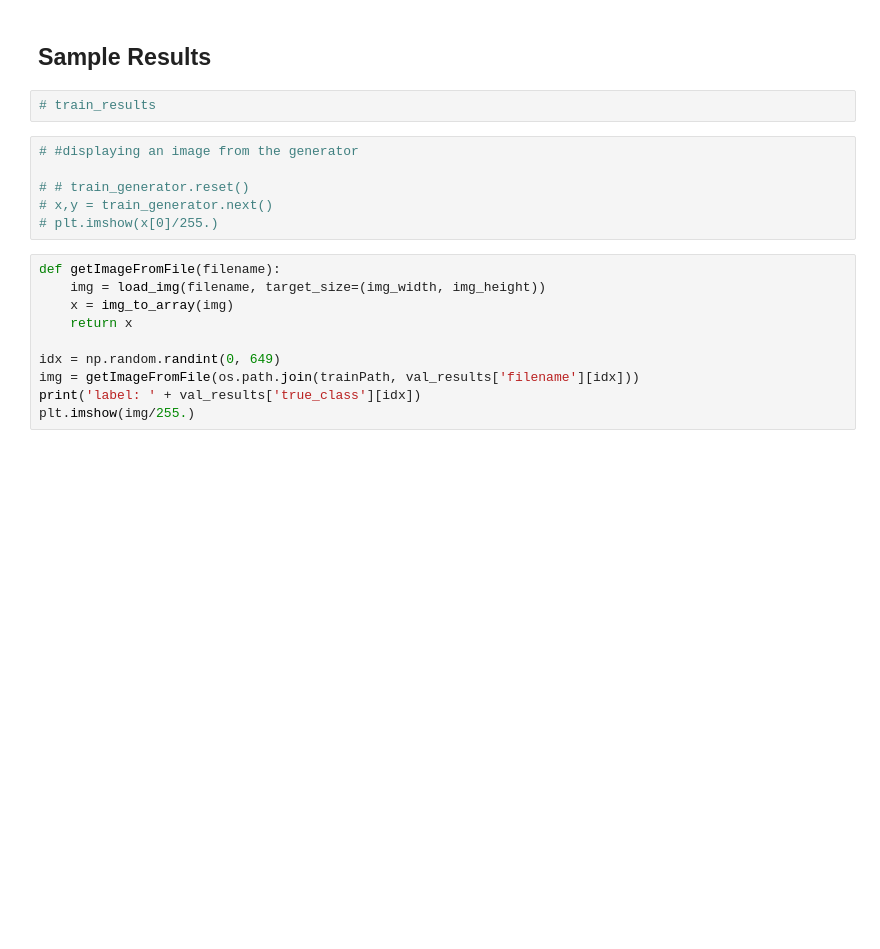
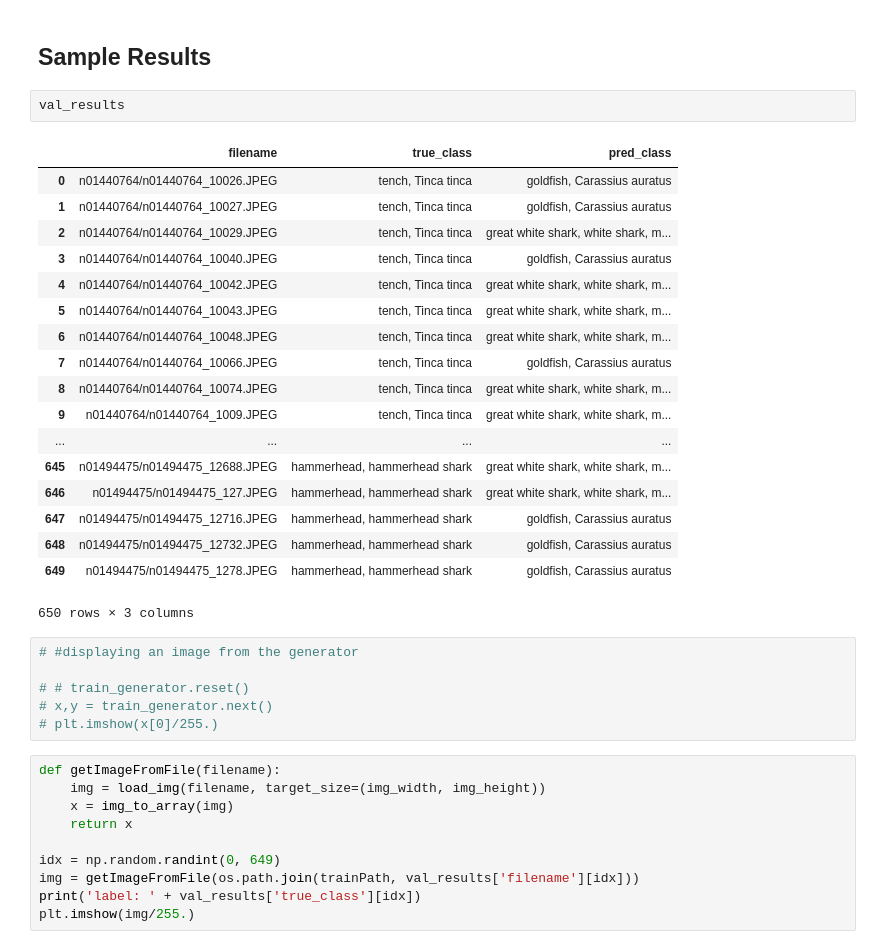
Before and after one commit to alswilli/Object-Classificaton-and-Localization-on-ImageNet, a Jupyter notebook: pipeline.ipynb, the cells around one changed output. Saved outputs shown, nothing was run; the diff lists cells and outputs as text; blank space fills up the shorter version.

```diff
--- a/pipeline.ipynb
+++ b/pipeline.ipynb
@@ -206,7 +217,26 @@ Val Accuracy = 0.2
 # %% [markdown]
 ## Sample Results
-# %%
-# train_results
+# %%
+val_results
+# %% [output]
+|  | filename | true_class | pred_class |
+| 0 | n01440764/n01440764_10026.JPEG | tench, Tinca tinca | goldfish, Carassius auratus |
+| 1 | n01440764/n01440764_10027.JPEG | tench, Tinca tinca | goldfish, Carassius auratus |
+| 2 | n01440764/n01440764_10029.JPEG | tench, Tinca tinca | great white shark, white shark, m... |
+| 3 | n01440764/n01440764_10040.JPEG | tench, Tinca tinca | goldfish, Carassius auratus |
+| 4 | n01440764/n01440764_10042.JPEG | tench, Tinca tinca | great white shark, white shark, m... |
+| 5 | n01440764/n01440764_10043.JPEG | tench, Tinca tinca | great white shark, white shark, m... |
+| 6 | n01440764/n01440764_10048.JPEG | tench, Tinca tinca | great white shark, white shark, m... |
+| 7 | n01440764/n01440764_10066.JPEG | tench, Tinca tinca | goldfish, Carassius auratus |
+| 8 | n01440764/n01440764_10074.JPEG | tench, Tinca tinca | great white shark, white shark, m... |
+| 9 | n01440764/n01440764_1009.JPEG | tench, Tinca tinca | great white shark, white shark, m... |
+| ... | ... | ... | ... |
+| 645 | n01494475/n01494475_12688.JPEG | hammerhead, hammerhead shark | great white shark, white shark, m... |
+| 646 | n01494475/n01494475_127.JPEG | hammerhead, hammerhead shark | great white shark, white shark, m... |
+| 647 | n01494475/n01494475_12716.JPEG | hammerhead, hammerhead shark | goldfish, Carassius auratus |
+| 648 | n01494475/n01494475_12732.JPEG | hammerhead, hammerhead shark | goldfish, Carassius auratus |
+| 649 | n01494475/n01494475_1278.JPEG | hammerhead, hammerhead shark | goldfish, Carassius auratus |
+650 rows × 3 columns
 # %%
 # #displaying an image from the generator
 
```
Also changed, not shown: parts of 8 cells of this notebook.
